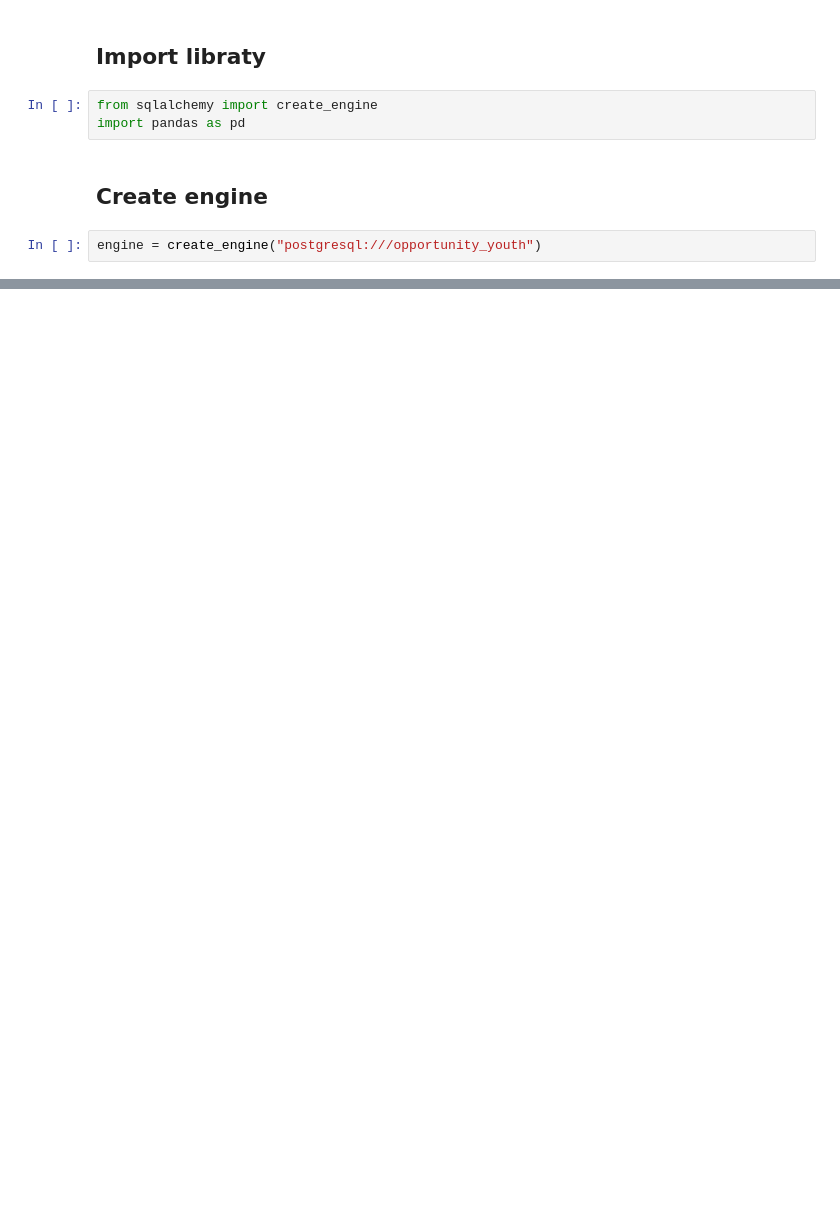
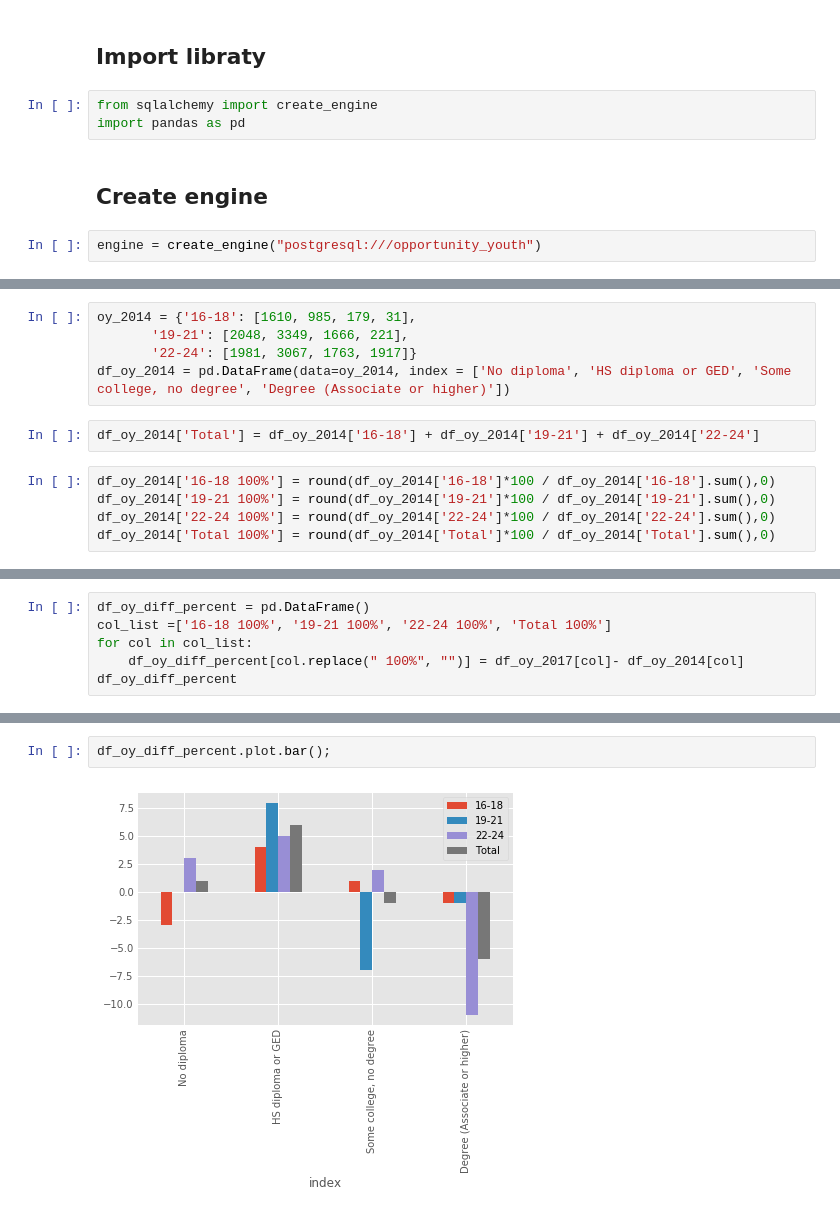
Before and after one commit to YufenLin/opportunity_youth, a Jupyter notebook: src/oy_table_2017.ipynb, the cells around one changed output, grey strips where cells are left out. Drawn from its saved outputs; the diff is of its cells as text; blank space fills up the shorter version.

Commit message:
Plot bar graph of oy table

```diff
--- a/src/oy_table_2017.ipynb
+++ b/src/oy_table_2017.ipynb
@@ -49,0 +220,12 @@ pd_oy
+# %%
+oy_2014 = {'16-18': [1610, 985, 179, 31],
+       '19-21': [2048, 3349, 1666, 221],
+       '22-24': [1981, 3067, 1763, 1917]}
+df_oy_2014 = pd.DataFrame(data=oy_2014, index = ['No diploma', 'HS diploma or GED', 'Some college, no degree', 'Degree (Associate or higher)'])
+# %%
+df_oy_2014['Total'] = df_oy_2014['16-18'] + df_oy_2014['19-21'] + df_oy_2014['22-24']
+# %%
+df_oy_2014['16-18 100%'] = round(df_oy_2014['16-18']*100 / df_oy_2014['16-18'].sum(),0)
+df_oy_2014['19-21 100%'] = round(df_oy_2014['19-21']*100 / df_oy_2014['19-21'].sum(),0)
+df_oy_2014['22-24 100%'] = round(df_oy_2014['22-24']*100 / df_oy_2014['22-24'].sum(),0)
+df_oy_2014['Total 100%'] = round(df_oy_2014['Total']*100 / df_oy_2014['Total'].sum(),0)
@@ -49,0 +267,6 @@ pd_oy
+# %%
+df_oy_diff_percent = pd.DataFrame()
+col_list =['16-18 100%', '19-21 100%', '22-24 100%', 'Total 100%']
+for col in col_list:
+    df_oy_diff_percent[col.replace(" 100%", "")] = df_oy_2017[col]- df_oy_2014[col]
+df_oy_diff_percent
@@ -49,0 +280,4 @@ pd_oy
+# %%
+df_oy_diff_percent.plot.bar();
+# %% [output]
+[figure, added]
```
Also changed, not shown: parts of 32 cells of this notebook.
